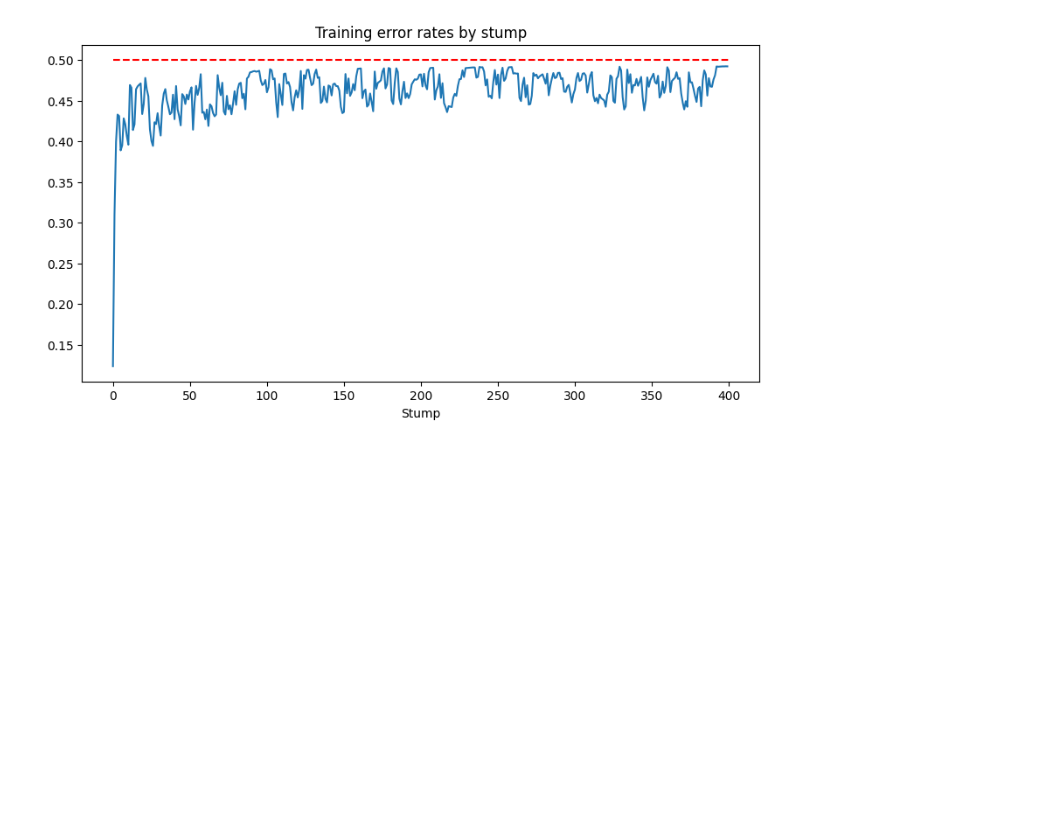
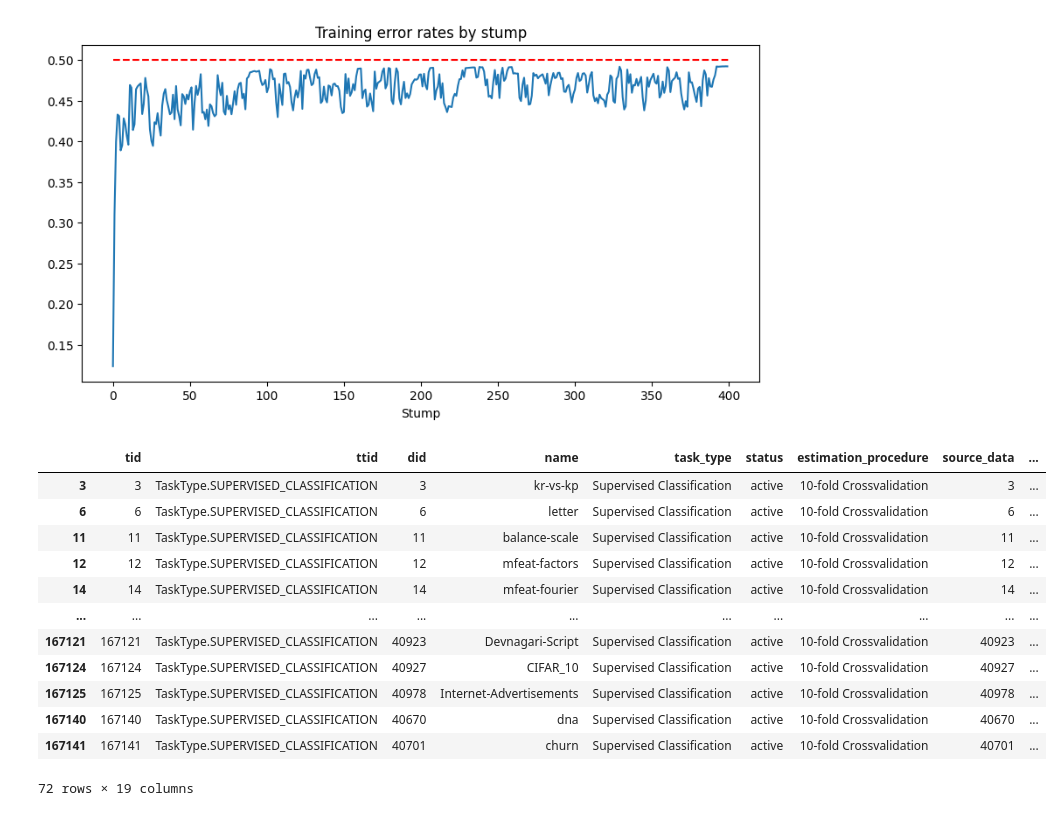
Before and after one commit to EstevesX10/ML1-AdaBoost-Analysis-Optimization, a Jupyter notebook: AdaBoost/AdaBoost.ipynb, the cells around one changed output. Saved outputs shown, nothing was run; the diff lists cells and outputs as text; code cells hidden in the pictures; blank space fills up the shorter version.

```diff
--- a/AdaBoost/AdaBoost.ipynb
+++ b/AdaBoost/AdaBoost.ipynb
@@ -209,0 +116,18 @@ plt.show()
+# %%
+# List all tasks in a benchmark
+benchmark = openml.study.get_suite('OpenML-CC18')
+openml.tasks.list_tasks(output_format="dataframe", task_id=benchmark.tasks)
+# %% [output]
+|  | tid | ttid | did | name | task_type | status | estimation_procedure | source_data | ... |
+| 3 | 3 | TaskType.SUPERVISED_CLASSIFICATION | 3 | kr-vs-kp | Supervised Classification | active | 10-fold Crossvalidation | 3 | ... |
+| 6 | 6 | TaskType.SUPERVISED_CLASSIFICATION | 6 | letter | Supervised Classification | active | 10-fold Crossvalidation | 6 | ... |
+| 11 | 11 | TaskType.SUPERVISED_CLASSIFICATION | 11 | balance-scale | Supervised Classification | active | 10-fold Crossvalidation | 11 | ... |
+| 12 | 12 | TaskType.SUPERVISED_CLASSIFICATION | 12 | mfeat-factors | Supervised Classification | active | 10-fold Crossvalidation | 12 | ... |
+| 14 | 14 | TaskType.SUPERVISED_CLASSIFICATION | 14 | mfeat-fourier | Supervised Classification | active | 10-fold Crossvalidation | 14 | ... |
+| ... | ... | ... | ... | ... | ... | ... | ... | ... | ... |
+| 167121 | 167121 | TaskType.SUPERVISED_CLASSIFICATION | 40923 | Devnagari-Script | Supervised Classification | active | 10-fold Crossvalidation | 40923 | ... |
+| 167124 | 167124 | TaskType.SUPERVISED_CLASSIFICATION | 40927 | CIFAR_10 | Supervised Classification | active | 10-fold Crossvalidation | 40927 | ... |
+| 167125 | 167125 | TaskType.SUPERVISED_CLASSIFICATION | 40978 | Internet-Advertisements | Supervised Classification | active | 10-fold Crossvalidation | 40978 | ... |
+| 167140 | 167140 | TaskType.SUPERVISED_CLASSIFICATION | 40670 | dna | Supervised Classification | active | 10-fold Crossvalidation | 40670 | ... |
+| 167141 | 167141 | TaskType.SUPERVISED_CLASSIFICATION | 40701 | churn | Supervised Classification | active | 10-fold Crossvalidation | 40701 | ... |
+72 rows × 19 columns
```
Also changed, not shown: parts of 7 cells of this notebook.
